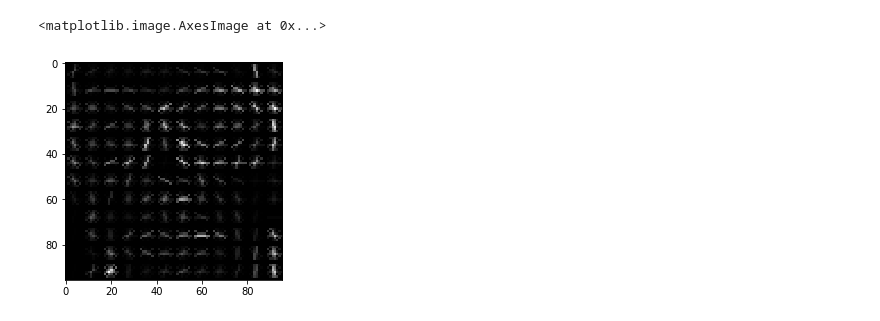
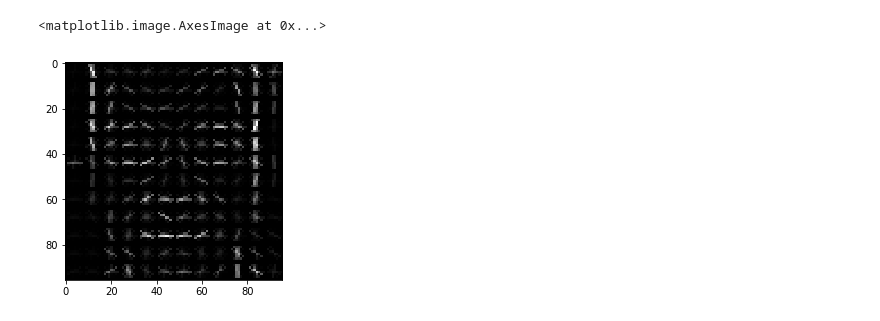
Before and after one commit to Midren/Caricature_maker, a Jupyter notebook: Untitled1.ipynb, the cells around one changed output. Drawn from its saved outputs; the diff is of its cells as text; code cells hidden in the pictures.

```diff
--- a/Untitled1.ipynb
+++ b/Untitled1.ipynb
@@ -186,6 +187,5 @@ plt.imshow(image, 'gray')
 # %%
 from PIL import Image
 # %%
-pic = Image.open("test3.jpg")
+pic = Image.open("img/danya_bw.png")
 pix = np.array(pic.getdata()).reshape(96, 96)
-# pix = exposure.equalize_hist(pix)
@@ -220,6 +197,6 @@ print(np.split(y_res, 15))
 # %%
-hog_im, image = hog(pix, orientations=9, pixels_per_cell=(8, 8), cells_per_block=(1, 1), visualize=True, multichannel=False)
+hog_im, image = hog(pix, orientations=9, pixels_per_cell=(8, 8), cells_per_block=(8, 8), visualize=True, multichannel=False)
 plt.imshow(image, 'gray')
 # %% [output]
 <matplotlib.image.AxesImage at 0x...>
-[figure, old version]
+[figure, new version]
```
Also changed, not shown: parts of 24 cells of this notebook, 16 other files.
